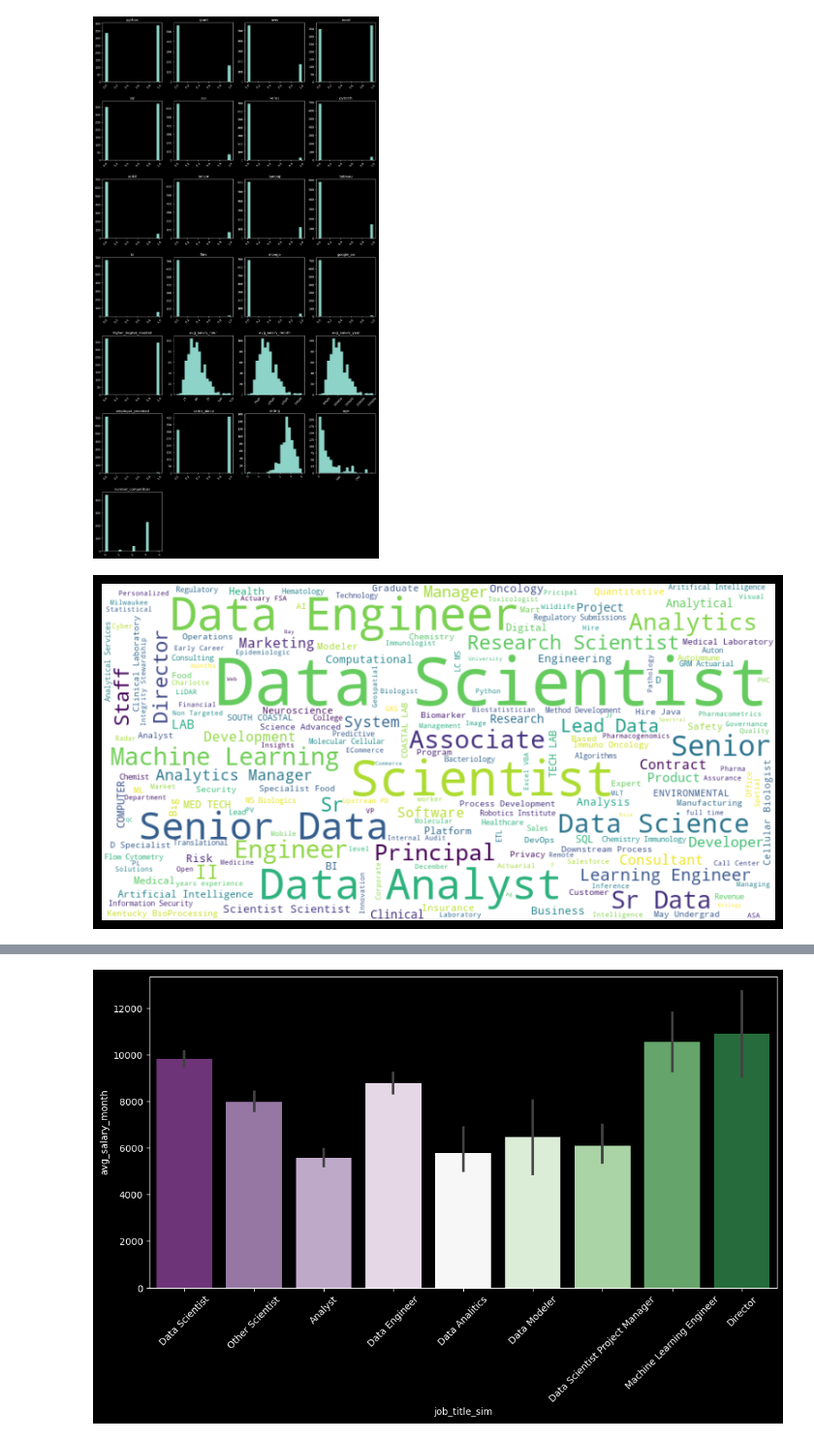
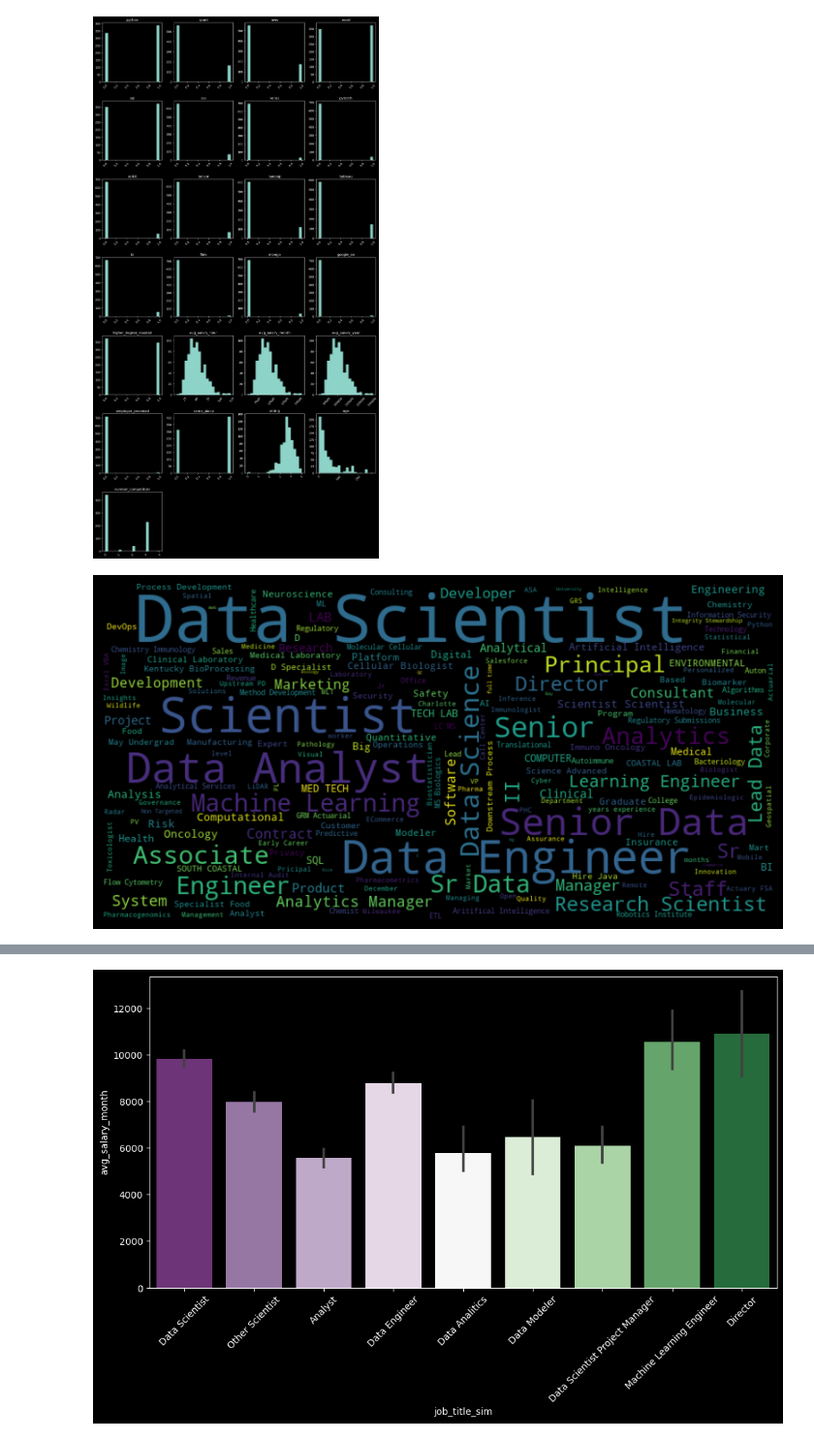
Before and after one commit to FelipeLRoll/ds_salary, a Jupyter notebook: notebook/data_analysis.ipynb, the cells around one changed output, grey strips where cells are left out. Shown at 97% size. Drawn from its saved outputs; the diff is of its cells as text; code cells hidden in the pictures.

```diff
--- a/notebook/data_analysis.ipynb
+++ b/notebook/data_analysis.ipynb
@@ -94,14 +94,14 @@ plt.show()
 [figure]
 # %%
 # Generate a word cloud for the 'job_title' column
-wordcloud_title = WordCloud(width=800, height=400, background_color='white').generate(' '.join(df['job_title']))
+wordcloud_title = WordCloud(width=800, height=400, background_color='black').generate(' '.join(df['job_title']))
 
 # Display the word cloud for job_title
 plt.figure(figsize=(10, 6))
 plt.imshow(wordcloud_title, interpolation='bilinear')
 plt.axis('off')
 plt.show()
 # %% [output]
-[figure, old version]
+[figure, new version]
 # %%
 # Generate a word cloud for the 'job_title_sim' column
```
Also changed, not shown: parts of 5 cells of this notebook, 8 other files.
